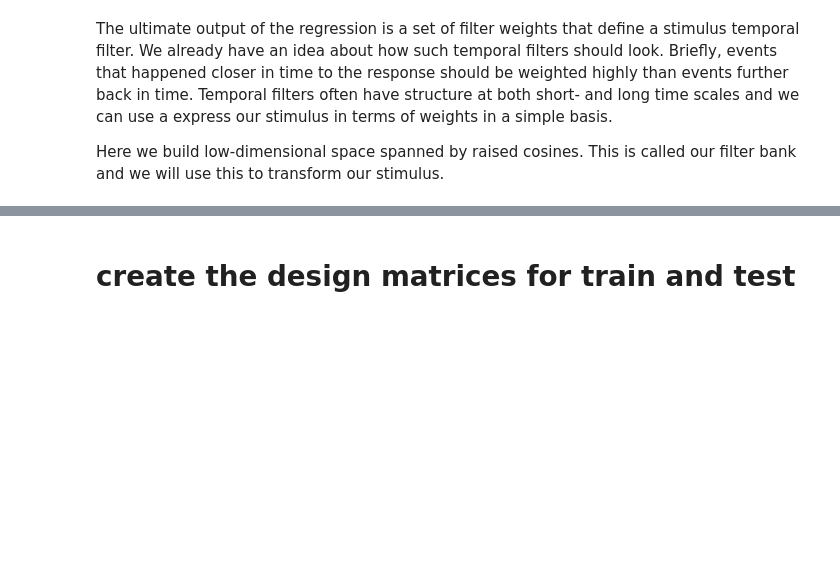
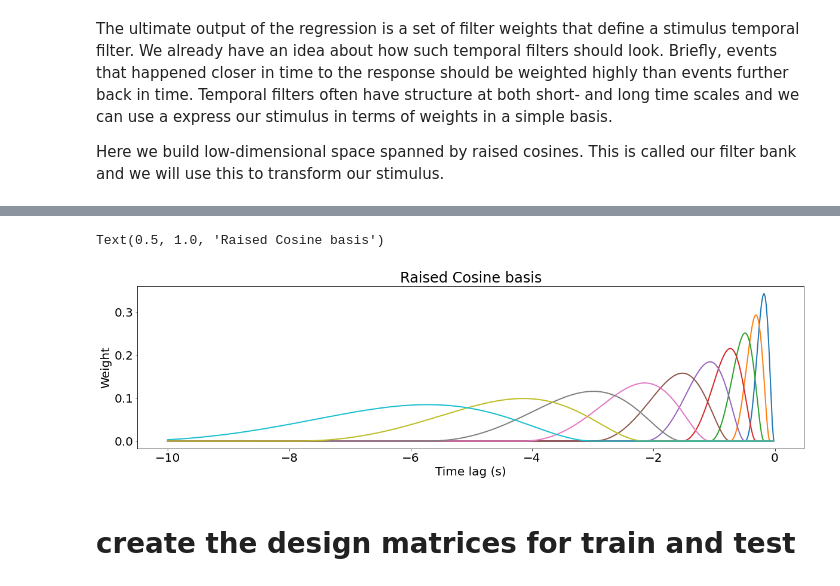
Before and after one commit to davidfox87/neuro_encoding_models, a Jupyter notebook: fitting_temporal_filter_models_to_behavior_data.ipynb, the cells around one changed output, grey strips where cells are left out. Saved outputs shown, nothing was run; the diff lists cells and outputs as text; code cells hidden in the pictures; blank space fills up the shorter version.

```diff
--- a/fitting_temporal_filter_models_to_behavior_data.ipynb
+++ b/fitting_temporal_filter_models_to_behavior_data.ipynb
@@ -40,12 +40,23 @@ from sklearn.linear_model import Ridge
 from sklearn.model_selection import TimeSeriesSplit, GridSearchCV
 # %%
 #@title helper functions
-def make_bases(dur, stim_nbases, stretch, dt=0.02):
+def make_bases(dur, peaks, stim_nbases, stretch, dt=0.02):
 	fs = 1. / dt
-	nkt = int(dur * fs)
+	first_peak, last_peak = peaks
+
+	nkt = int(dur * fs) # length of filter in number of samples
+	# stim_nbases = number of vectors that are raised cosines
 	stim_basis = RaisedCosine(100, stim_nbases, 1, 'stim')
-	stim_basis.makeNonlinearRaisedCosStim(.1, [10, round(nkt/1.6)], stretch, nkt)  # first and last peak positions,
 
+	# arguments for makeNonlinearRaisedCosStim are
+	# dt sample interval
+	# peaks = [position of first center, position of last center],
+	# stretch = spacing of basis centers (higher value = more linear meaning spread out,
+	# lower value = nonlinear more centers near 0)
+	# nkt = length of filter. If length of filters exceeds nkt we trim the filters,
+	# otherwise we pad with 0's
+	# stim_basis.makeNonlinearRaisedCosStim(.1, [10, round(nkt/1.7)], stretch, nkt)  # first and last peak positions,
+	stim_basis.makeNonlinearRaisedCosStim(.1, [first_peak / dt, last_peak / dt], stretch, nkt)
 	return stim_basis
 
 
@@ -144,3 +135,15 @@ ax.plot(stim_basis.B)
+# %%
+stim_basis = make_bases(10., [0.16, 5.7], 10, 10)
+t = np.arange(-len(stim_basis.B), 0) * dt
+
+fig, ax = plt.subplots(1, 1, figsize=[20, 5])
+ax.plot(t, stim_basis.B);
+ax.set_xlabel('Time lag (s)')
+ax.set_ylabel('Weight')
+ax.set_title('Raised Cosine basis')
+# %% [output]
+Text(0.5, 1.0, 'Raised Cosine basis')
+[figure, added]
 # %%
 train_dspec.addRegressorContinuous(basis=cos_basis)
 test_dspec.addRegressorContinuous(basis=cos_basis)
```
Also changed, not shown: parts of 2 cells of this notebook.
